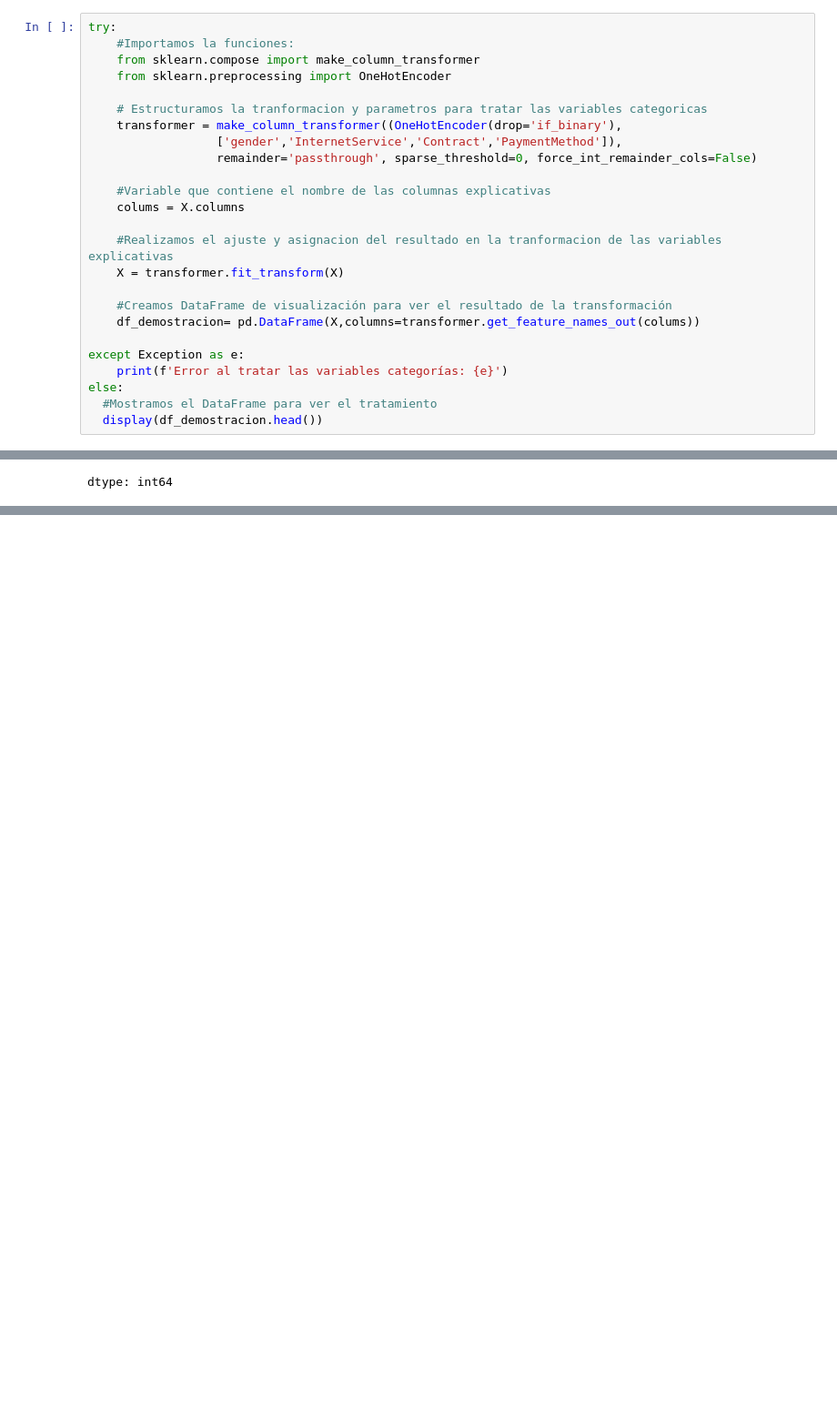
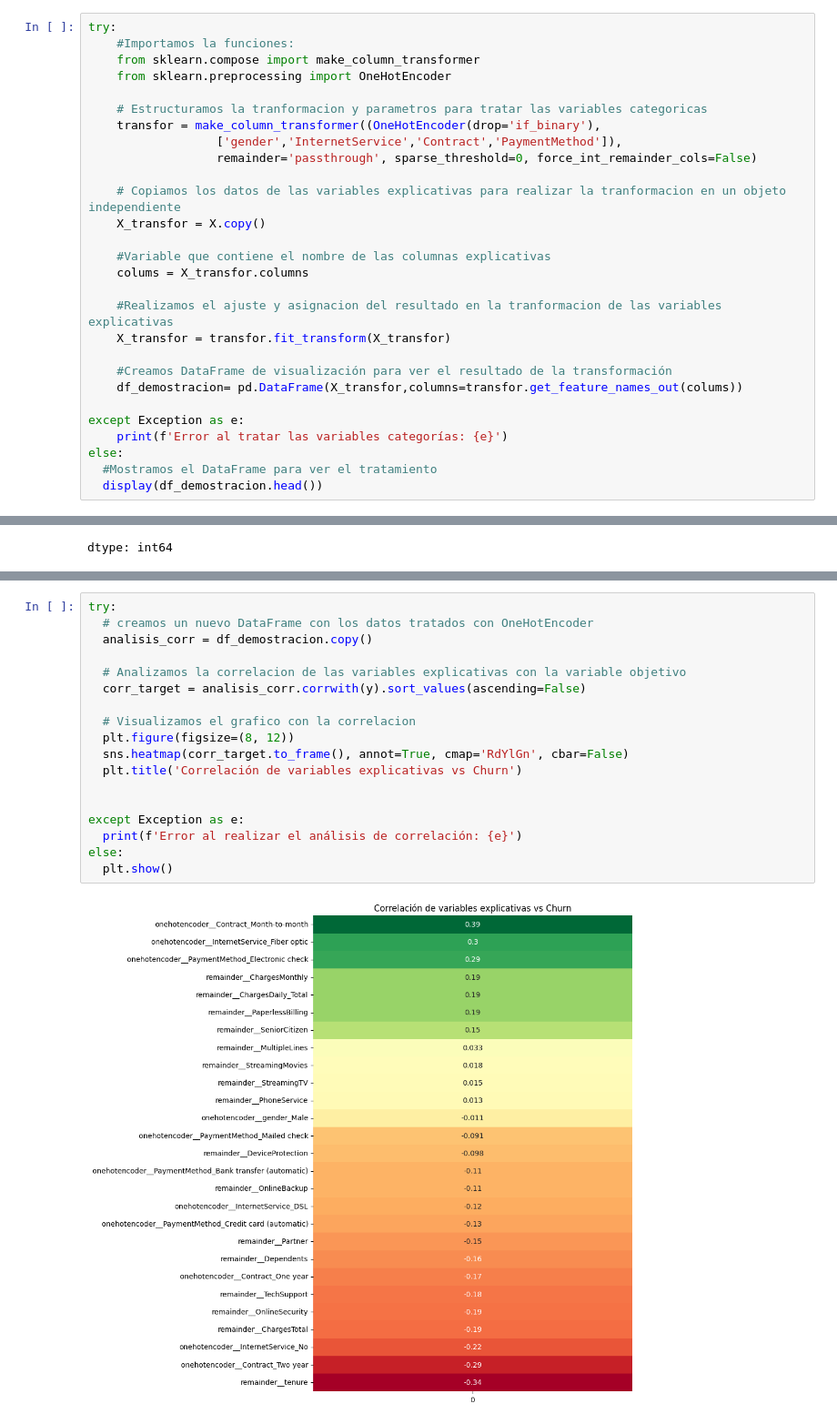
Before and after one commit to JharleCompres/TELECOM_X_PARTE_2_PREDICCION_DE_CANCELACION_CHURN, a Jupyter notebook: Telecom_X_prediccion_cancelacion_churn.ipynb, the cells around one changed output, grey strips where cells are left out. Shown at 91% size. Drawn from its saved outputs; the diff is of its cells as text; blank space fills up the shorter version.

Commit message:
Tratamiento de variables explicativas, Analisis de correlacion, Reduccion de multicolinealidad y Eliminacion de variables

```diff
--- a/Telecom_X_prediccion_cancelacion_churn.ipynb
+++ b/Telecom_X_prediccion_cancelacion_churn.ipynb
@@ -85,18 +102,21 @@ try:
     from sklearn.preprocessing import OneHotEncoder
 
     # Estructuramos la tranformacion y parametros para tratar las variables categoricas
-    transformer = make_column_transformer((OneHotEncoder(drop='if_binary'),
+    transfor = make_column_transformer((OneHotEncoder(drop='if_binary'),
                   ['gender','InternetService','Contract','PaymentMethod']),
                   remainder='passthrough', sparse_threshold=0, force_int_remainder_cols=False)
 
+    # Copiamos los datos de las variables explicativas para realizar la tranformacion en un objeto independiente
+    X_transfor = X.copy()
+
     #Variable que contiene el nombre de las columnas explicativas
-    colums = X.columns
+    colums = X_transfor.columns
 
     #Realizamos el ajuste y asignacion del resultado en la tranformacion de las variables explicativas
-    X = transformer.fit_transform(X)
+    X_transfor = transfor.fit_transform(X_transfor)
 
     #Creamos DataFrame de visualización para ver el resultado de la transformación
-    df_demostracion= pd.DataFrame(X,columns=transformer.get_feature_names_out(colums))
+    df_demostracion= pd.DataFrame(X_transfor,columns=transfor.get_feature_names_out(colums))
 
 except Exception as e:
     print(f'Error al tratar las variables categorías: {e}')
@@ -129,0 +154,20 @@ dtype: int64
+# %%
+try:
+  # creamos un nuevo DataFrame con los datos tratados con OneHotEncoder
+  analisis_corr = df_demostracion.copy()
+
+  # Analizamos la correlacion de las variables explicativas con la variable objetivo
+  corr_target = analisis_corr.corrwith(y).sort_values(ascending=False)
+
+  # Visualizamos el grafico con la correlacion
+  plt.figure(figsize=(8, 12))
+  sns.heatmap(corr_target.to_frame(), annot=True, cmap='RdYlGn', cbar=False)
+  plt.title('Correlación de variables explicativas vs Churn')
+
+
+except Exception as e:
+  print(f'Error al realizar el análisis de correlación: {e}')
+else:
+  plt.show()
+# %% [output]
+[figure, added]
```
Also changed, not shown: parts of 17 cells of this notebook, 2 other files.
